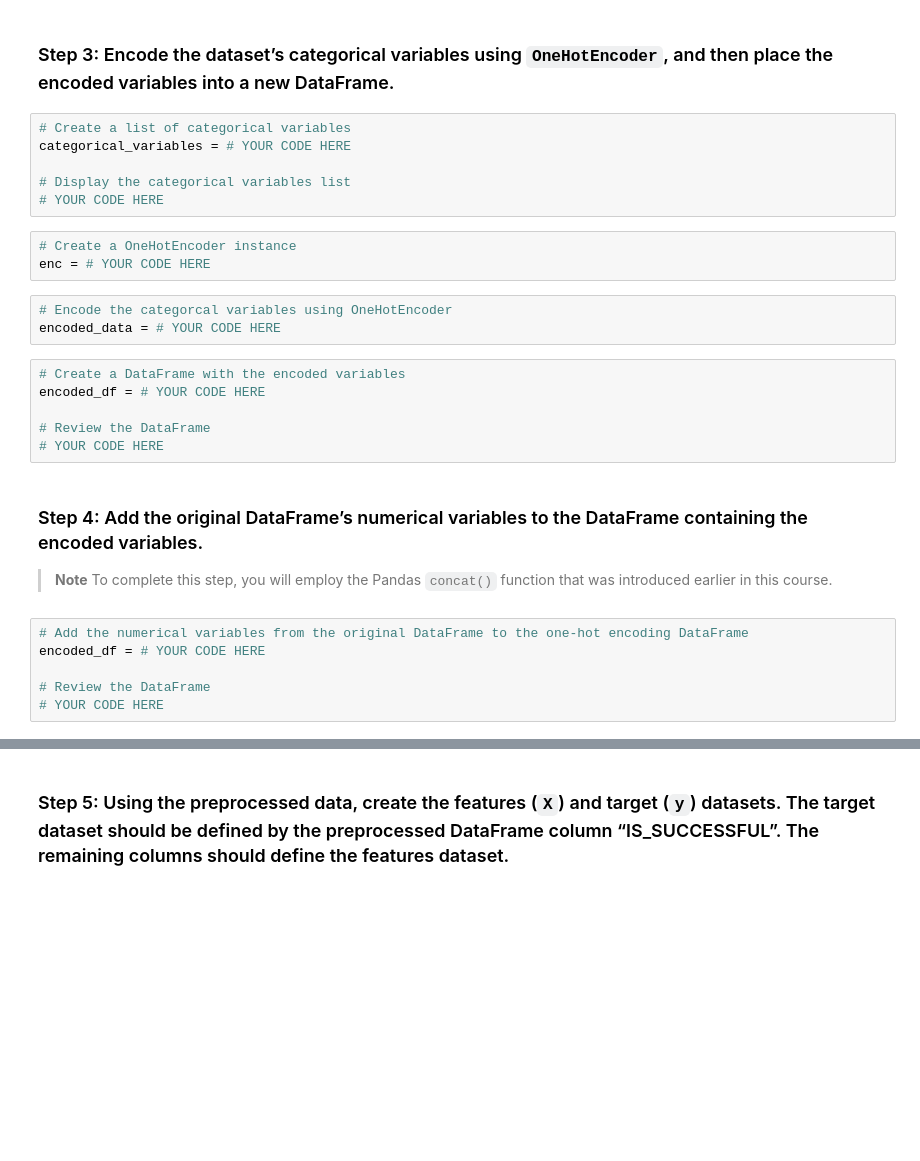
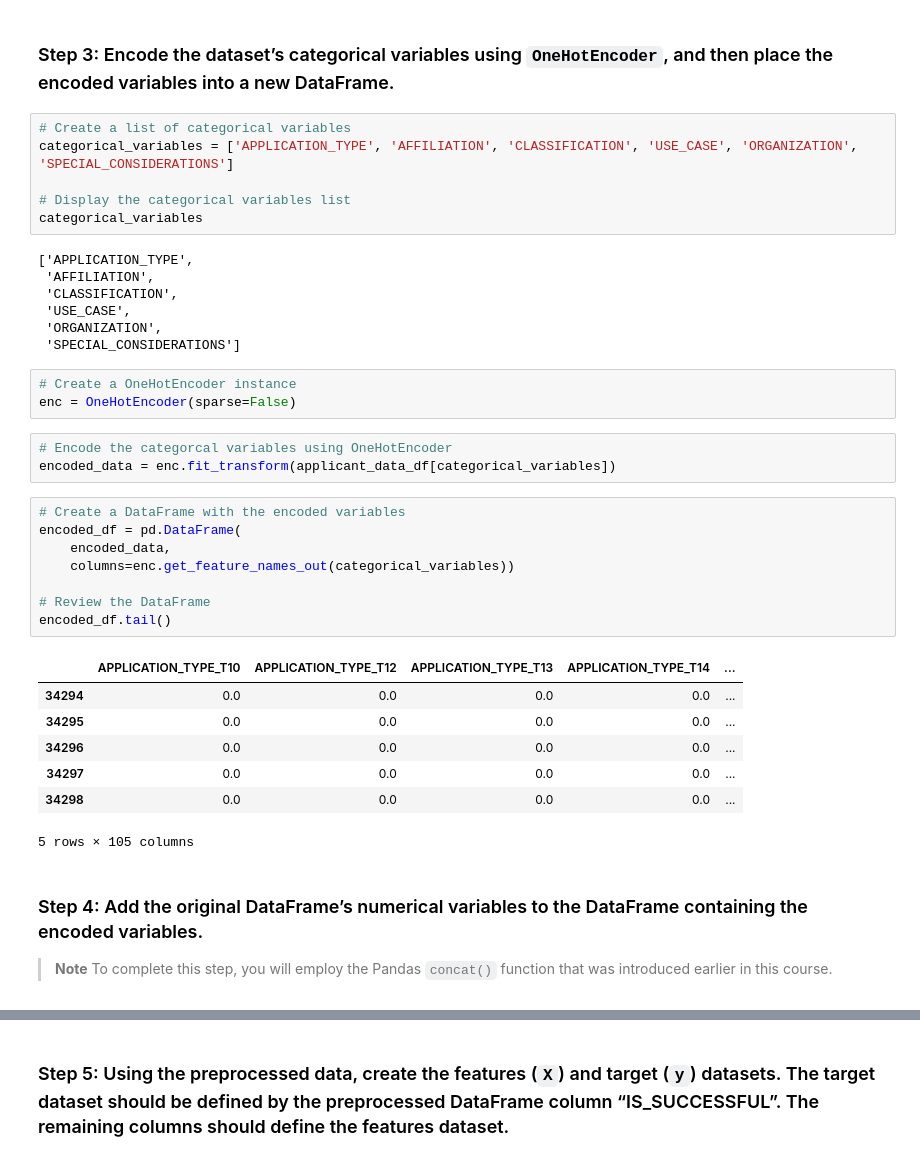
Before and after one commit to chyj0805/Unit-13-Neural-Networks, a Jupyter notebook: Colab_venture_funding_with_deep_learning.ipynb, the cells around one changed output, grey strips where cells are left out. Saved outputs shown, nothing was run; the diff lists cells and outputs as text; blank space fills up the shorter version.

```diff
--- a/Colab_venture_funding_with_deep_learning.ipynb
+++ b/Colab_venture_funding_with_deep_learning.ipynb
@@ -121,29 +159,40 @@ applicant_data_df = # YOUR CODE HERE
 ### Step 3: Encode the dataset’s categorical variables using `OneHotEncoder`, and then place the encoded variables into a new DataFrame.
 # %%
 # Create a list of categorical variables
-categorical_variables = # YOUR CODE HERE
+categorical_variables = ['APPLICATION_TYPE', 'AFFILIATION', 'CLASSIFICATION', 'USE_CASE', 'ORGANIZATION', 'SPECIAL_CONSIDERATIONS']
 
 # Display the categorical variables list
-# YOUR CODE HERE
+categorical_variables
+# %% [output]
+['APPLICATION_TYPE',
+ 'AFFILIATION',
+ 'CLASSIFICATION',
+ 'USE_CASE',
+ 'ORGANIZATION',
+ 'SPECIAL_CONSIDERATIONS']
 # %%
 # Create a OneHotEncoder instance
-enc = # YOUR CODE HERE
+enc = OneHotEncoder(sparse=False)
 # %%
 # Encode the categorcal variables using OneHotEncoder
-encoded_data = # YOUR CODE HERE
+encoded_data = enc.fit_transform(applicant_data_df[categorical_variables])
 # %%
 # Create a DataFrame with the encoded variables
-encoded_df = # YOUR CODE HERE
+encoded_df = pd.DataFrame(
+    encoded_data,
+    columns=enc.get_feature_names_out(categorical_variables))
 
 # Review the DataFrame
-# YOUR CODE HERE
+encoded_df.tail()
+# %% [output]
+|  | APPLICATION_TYPE_T10 | APPLICATION_TYPE_T12 | APPLICATION_TYPE_T13 | APPLICATION_TYPE_T14 | ... |
+| 34294 | 0.0 | 0.0 | 0.0 | 0.0 | ... |
+| 34295 | 0.0 | 0.0 | 0.0 | 0.0 | ... |
+| 34296 | 0.0 | 0.0 | 0.0 | 0.0 | ... |
+| 34297 | 0.0 | 0.0 | 0.0 | 0.0 | ... |
+| 34298 | 0.0 | 0.0 | 0.0 | 0.0 | ... |
+5 rows × 105 columns
 # %% [markdown]
 ### Step 4: Add the original DataFrame’s numerical variables to the DataFrame containing the encoded variables.
 
 > **Note** To complete this step, you will employ the Pandas `concat()` function that was introduced earlier in this course.
-# %%
-# Add the numerical variables from the original DataFrame to the one-hot encoding DataFrame
-encoded_df = # YOUR CODE HERE
-
-# Review the DataFrame
-# YOUR CODE HERE
```
Also changed, not shown: parts of 51 cells of this notebook.
